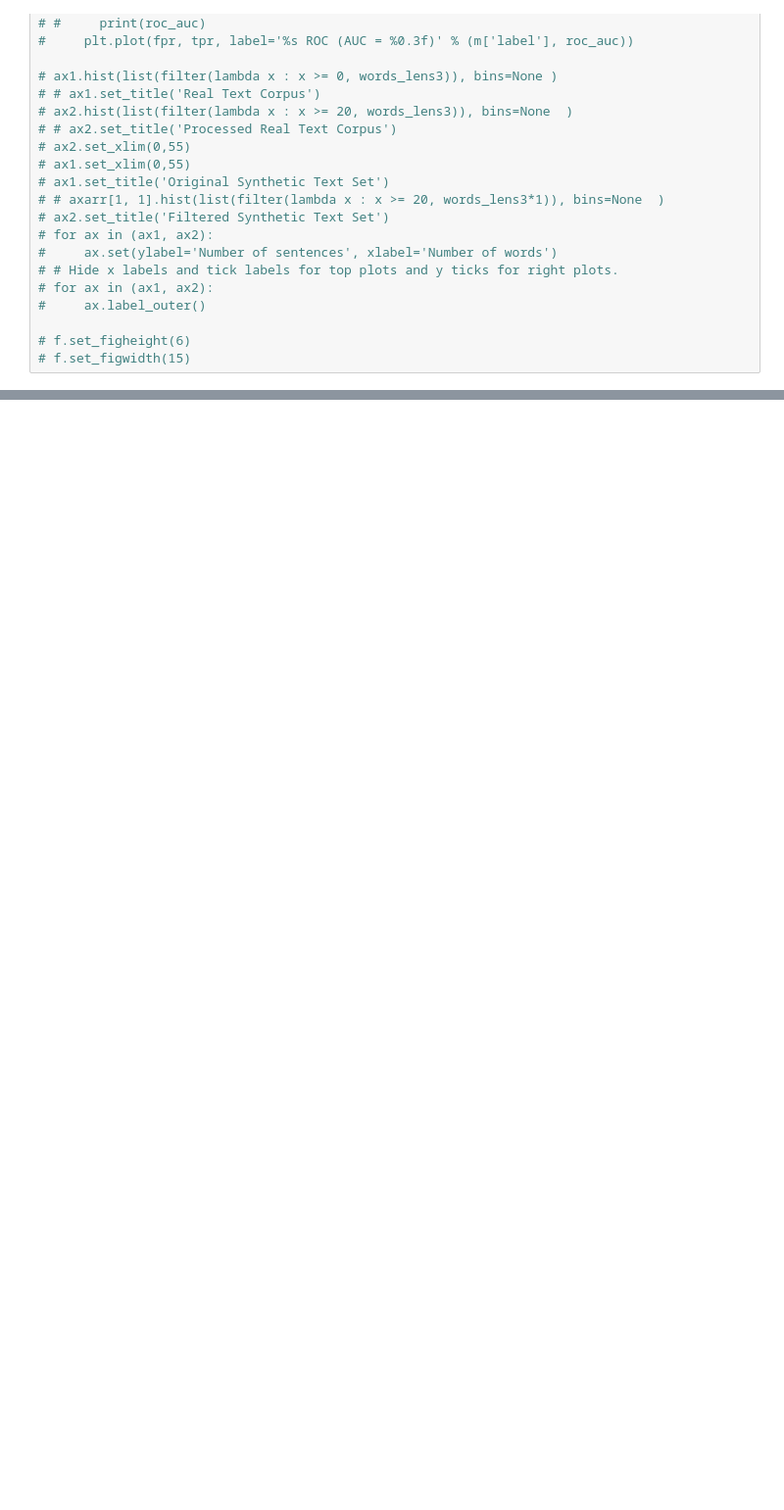
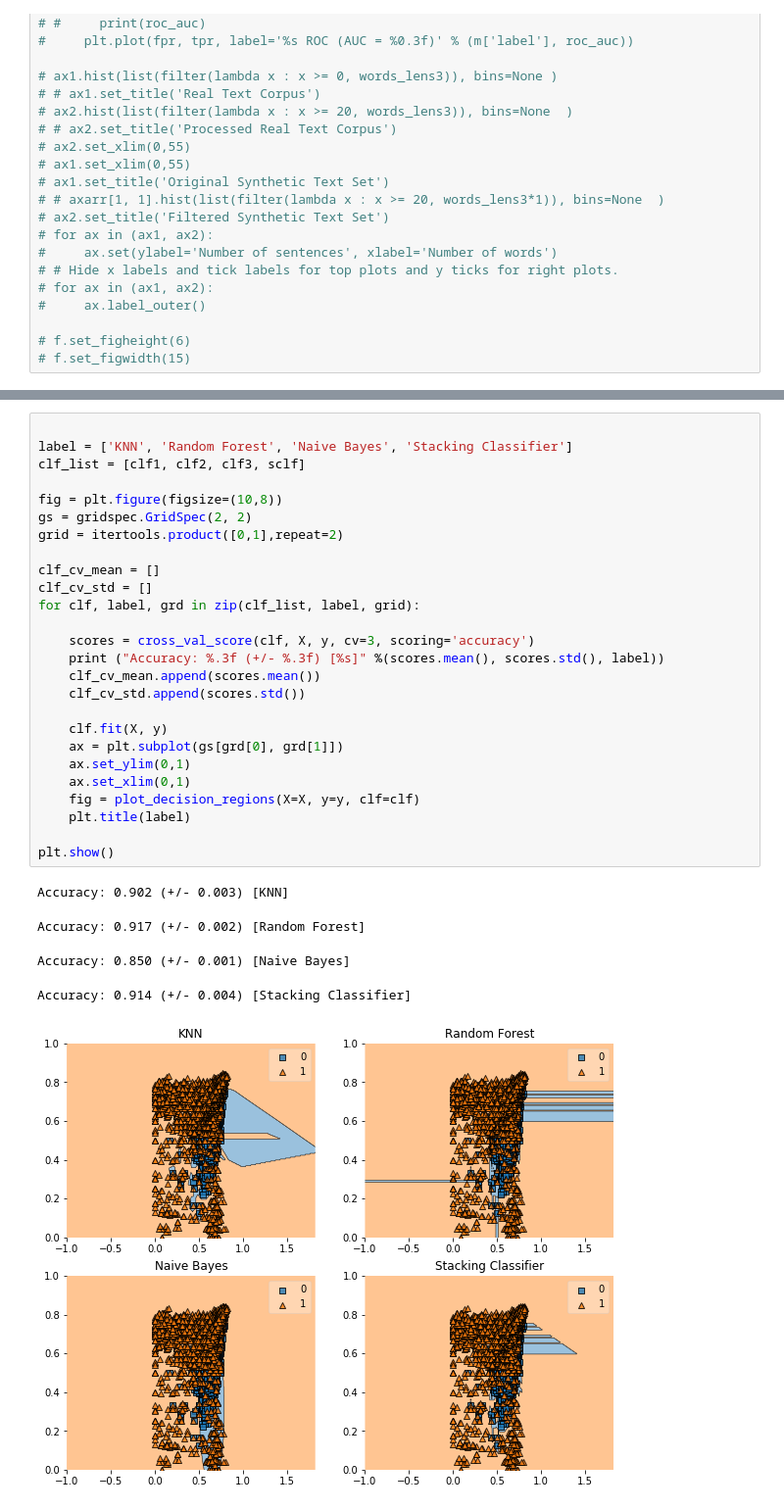
Before and after one commit to debashishc/classification-real-fake-text, a Jupyter notebook: analysis_jaccard/Jaccard_Classifier.ipynb, the cells around one changed output, grey strips where cells are left out. Shown at 98% size. Saved outputs shown, nothing was run; the diff lists cells and outputs as text; blank space fills up the shorter version.

Commit message:
Lot of updates for diagrams

```diff
--- a/analysis_jaccard/Jaccard_Classifier.ipynb
+++ b/analysis_jaccard/Jaccard_Classifier.ipynb
@@ -751,0 +722,32 @@ plt.show()   # Display
+# %%
+
+label = ['KNN', 'Random Forest', 'Naive Bayes', 'Stacking Classifier']
+clf_list = [clf1, clf2, clf3, sclf]
+
+fig = plt.figure(figsize=(10,8))
+gs = gridspec.GridSpec(2, 2)
+grid = itertools.product([0,1],repeat=2)
+
+clf_cv_mean = []
+clf_cv_std = []
+for clf, label, grd in zip(clf_list, label, grid):
+
+    scores = cross_val_score(clf, X, y, cv=3, scoring='accuracy')
+    print ("Accuracy: %.3f (+/- %.3f) [%s]" %(scores.mean(), scores.std(), label))
+    clf_cv_mean.append(scores.mean())
+    clf_cv_std.append(scores.std())
+
+    clf.fit(X, y)
+    ax = plt.subplot(gs[grd[0], grd[1]])
+    ax.set_ylim(0,1)
+    ax.set_xlim(0,1)
+    fig = plot_decision_regions(X=X, y=y, clf=clf)
+    plt.title(label)
+
+plt.show()
+# %% [output]
+Accuracy: 0.902 (+/- 0.003) [KNN]
+Accuracy: 0.917 (+/- 0.002) [Random Forest]
+Accuracy: 0.850 (+/- 0.001) [Naive Bayes]
+Accuracy: 0.914 (+/- 0.004) [Stacking Classifier]
+[figure, added]
```
Also changed, not shown: parts of 13 cells of this notebook, 6 other files.
